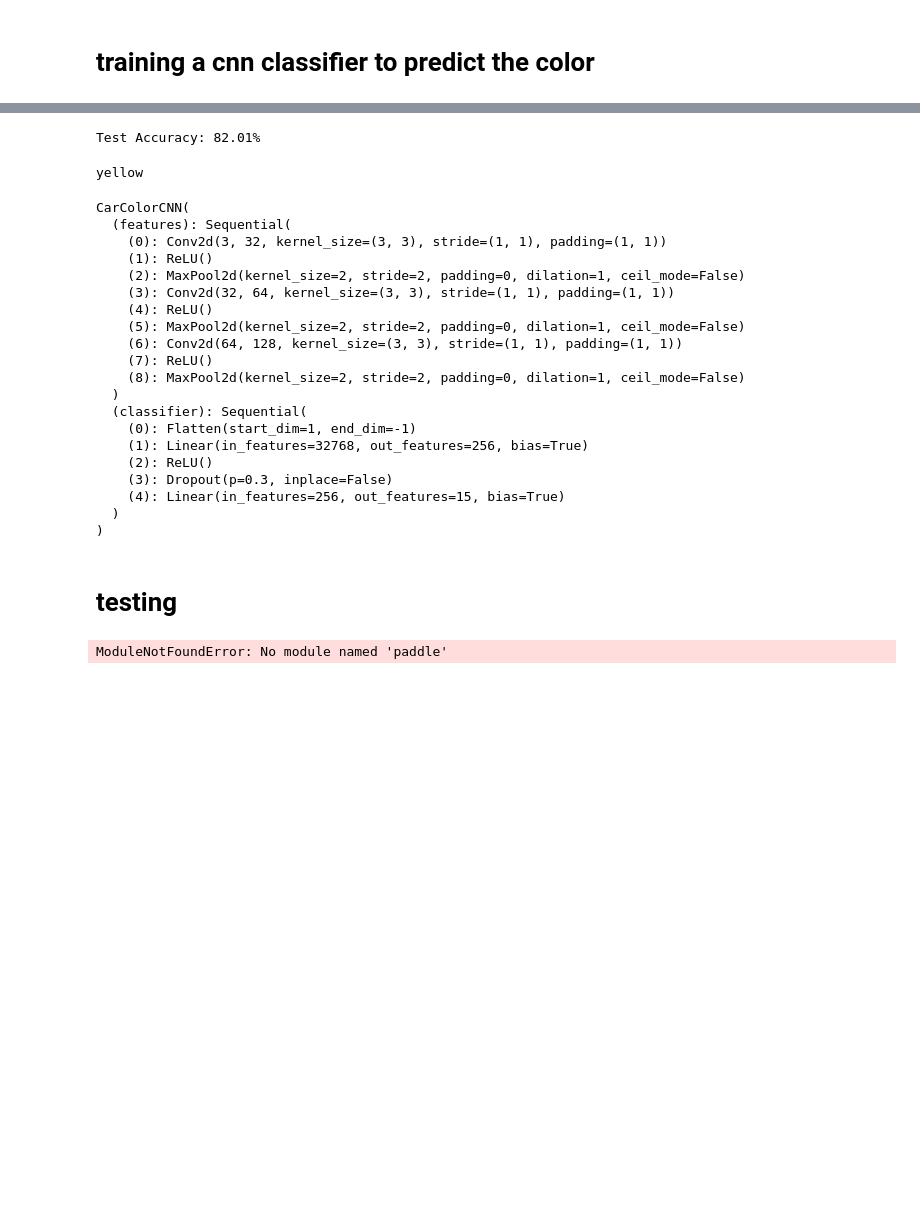
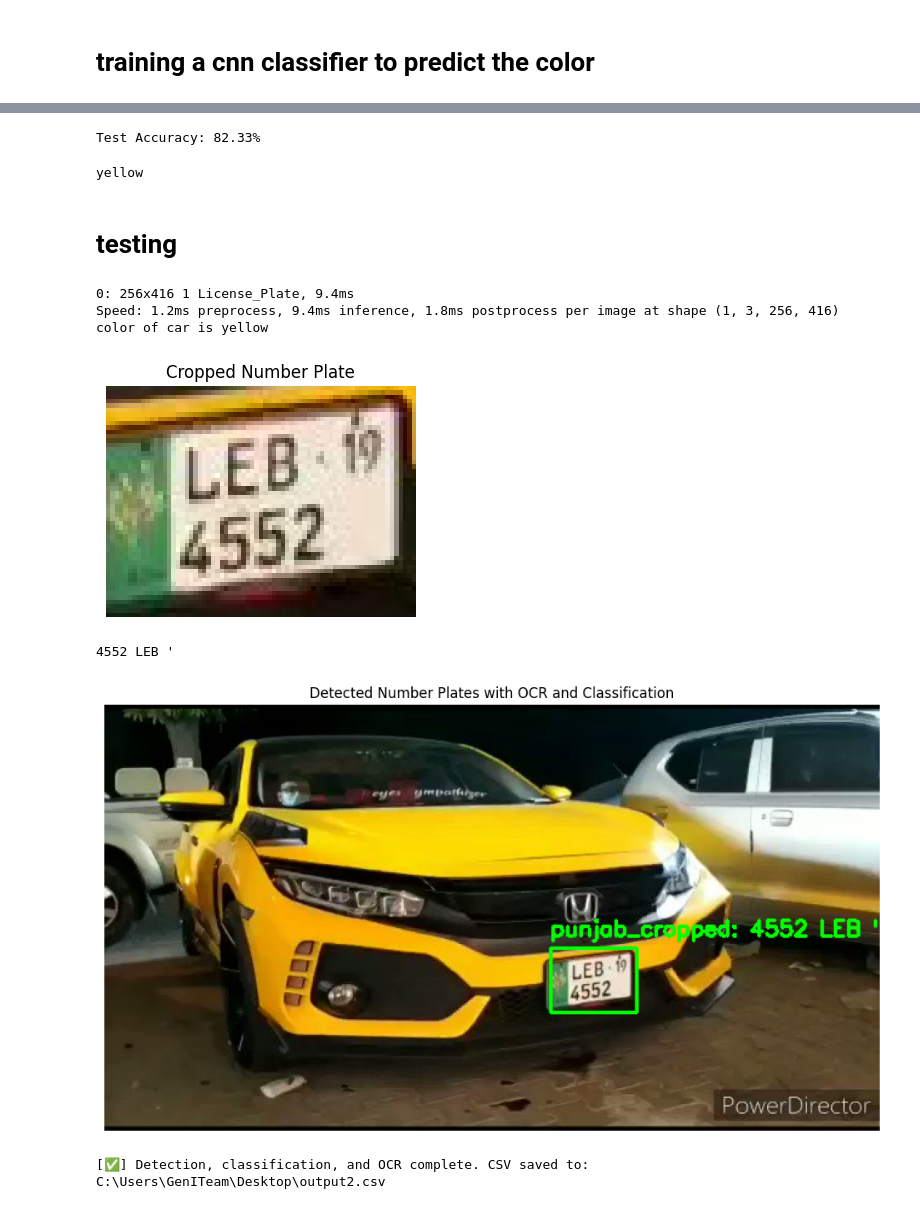
Before and after one commit to ShahroonLodhi/ML-AI-internship, a Jupyter notebook: working_number_plate_classifier.ipynb, the cells around one changed output, grey strips where cells are left out. Drawn from its saved outputs; the diff is of its cells as text; code cells hidden in the pictures; blank space fills up the shorter version.

```diff
--- a/working_number_plate_classifier.ipynb
+++ b/working_number_plate_classifier.ipynb
@@ -509,7 +490,6 @@ class CarColorCNN(nn.Module):
         x = self.features(x)
         x = self.classifier(x)
         return x
-
-model = CarColorCNN(num_classes).to(device)
+color_model = CarColorCNN(num_classes).to(device)
 # %%
 criterion = nn.CrossEntropyLoss()
@@ -560,26 +568,26 @@ Epoch [10/10], Loss: 19.2058, Train Acc: 97.26%, Val Acc: 81.94%
 # %%
-model.eval()
+color_model.eval()
 correct_test, total_test = 0, 0
 with torch.no_grad():
     for imgs, labels in test_loader:
         imgs, labels = imgs.to(device), labels.to(device)
-        outputs = model(imgs)
+        outputs = color_model(imgs)
         _, predicted = torch.max(outputs, 1)
         correct_test += (predicted == labels).sum().item()
         total_test += labels.size(0)
 
 print(f"Test Accuracy: {100 * correct_test / total_test:.2f}%")
 # %% [output]
-Test Accuracy: 82.01%
+Test Accuracy: 82.33%
 # %%
 def predict_color(img_path):
-    model.eval()
+    color_model.eval()
     img = Image.open(img_path).convert("RGB")
     img = transform(img).unsqueeze(0).to(device)
     with torch.no_grad():
-        output = model(img)
+        output = color_model(img)
         _, pred = torch.max(output, 1)
-    return class_names[pred.item()]
+    return classes[pred.item()]
 
 # Example:
 print(predict_color(r"C:\Users\GenITeam\Desktop\test7.jpg"))
@@ -590,27 +598,3 @@ torch.save(model.state_dict(), "car_color_model.pth")
-# %%
-model.load_state_dict(torch.load("car_color_model.pth"))
-model.eval()
-# %% [output]
-CarColorCNN(
-  (features): Sequential(
-    (0): Conv2d(3, 32, kernel_size=(3, 3), stride=(1, 1), padding=(1, 1))
-    (1): ReLU()
-    (2): MaxPool2d(kernel_size=2, stride=2, padding=0, dilation=1, ceil_mode=False)
-    (3): Conv2d(32, 64, kernel_size=(3, 3), stride=(1, 1), padding=(1, 1))
-    (4): ReLU()
-    (5): MaxPool2d(kernel_size=2, stride=2, padding=0, dilation=1, ceil_mode=False)
-    (6): Conv2d(64, 128, kernel_size=(3, 3), stride=(1, 1), padding=(1, 1))
-    (7): ReLU()
-    (8): MaxPool2d(kernel_size=2, stride=2, padding=0, dilation=1, ceil_mode=False)
-  )
-  (classifier): Sequential(
-    (0): Flatten(start_dim=1, end_dim=-1)
-    (1): Linear(in_features=32768, out_features=256, bias=True)
-    (2): ReLU()
-    (3): Dropout(p=0.3, inplace=False)
-    (4): Linear(in_features=256, out_features=15, bias=True)
-  )
-)
 # %% [markdown]
 # testing
 # %%
@@ -622,20 +606,19 @@ from torchvision import transforms
 from PIL import Image
 import matplotlib.pyplot as plt
 import csv
-from paddleocr import PaddleOCR
-
+import easyocr
 # ---- CONFIG ----
 device = torch.device("cuda" if torch.cuda.is_available() else "cpu")
 img_path = r"C:\Users\GenITeam\Desktop\test7.jpg"
 save_csv_path = r"C:\Users\GenITeam\Desktop\output2.csv"
 def predict_color(img_path):
-    model.eval()
+    color_model.eval()
     img = Image.open(img_path).convert("RGB")
     img = transform(img).unsqueeze(0).to(device)
     with torch.no_grad():
-        output = model(img)
+        output = color_model(img)
         _, pred = torch.max(output, 1)
-    return class_names[pred.item()]
+    return classes[pred.item()]
 
 
 # ---- LOAD MODELS ----
@@ -645,12 +628,10 @@ model = model.to(device)
 model.eval()
 
 # ---- OCR SETUP ----
-ocr = PaddleOCR(
-    use_textline_orientation=False,
-    use_doc_unwarping=False
-)
+reader = easyocr.Reader(['en']) # 'en' for English. You can add other languages if needed.
 
 
+color_model.eval
 # ---- TRANSFORM FOR CNN ----
 transform = transforms.Compose([
     transforms.Resize((128, 128)),
@@ -664,11 +645,12 @@ original_image = image.copy()
 
 # ---- DETECT PLATE ----
 results = yolo_model(image)[0]
-print(predict_color(image))
+print("color of car is",predict_color(img_path))
 # ---- WRITE TO CSV ----
 with open(save_csv_path, mode='w', newline='', encoding='utf-8') as f:
     writer = csv.writer(f)
     writer.writerow(['x1', 'y1', 'x2', 'y2', 'Class', 'OCR_Text', 'color'])
+
 
     for box in results.boxes:
         x1, y1, x2, y2 = map(int, box.xyxy[0])
@@ -692,35 +674,40 @@ with open(save_csv_path, mode='w', newline='', encoding='utf-8') as f:
             output = model(input_tensor)
             pred_idx = torch.argmax(output, dim=1).item()
             plate_class = class_names[pred_idx]
 
 # ---- OCR TEXT EXTRACTION (latest format fix) ----
-        ocr_result = ocr.predict(cropped_plate)
+        ocr_results = reader.readtext(cropped_plate)
+        plate_text = " ".join([text for (bbox, text, prob) in ocr_results])
 
-        # Get recognized text list safely
-        plate_texts = ocr_result[0].get("rec_texts", [])
-        plate_text = " ".join(t.strip() for t in plate_texts if t.strip())
 
         # Fallback if no text
         if not plate_text:
             plate_text = "N/A"
 
         print(plate_text)
         # ---- SAVE TO CSV ----
         writer.writerow([plate_class, plate_text])
 
         # ---- DRAW RESULTS ----
         cv2.rectangle(original_image, (x1, y1), (x2, y2), (0, 255, 0), 2)
         cv2.putText(original_image, f"{plate_class}: {plate_text}", (x1, y1 - 10),
                     cv2.FONT_HERSHEY_SIMPLEX, 0.6, (0, 255, 0), 2)
 
 # ---- SHOW FINAL IMAGE ----
 original_image_rgb = cv2.cvtColor(original_image, cv2.COLOR_BGR2RGB)
 plt.figure(figsize=(12, 7))
 plt.imshow(original_image_rgb)
 plt.axis("off")
 plt.title("Detected Number Plates with OCR and Classification")
 plt.show()
 
 print(f"[✅] Detection, classification, and OCR complete. CSV saved to:\n{save_csv_path}")
 # %% [output]
-ModuleNotFoundError: No module named 'paddle'
+0: 256x416 1 License_Plate, 9.4ms
+Speed: 1.2ms preprocess, 9.4ms inference, 1.8ms postprocess per image at shape (1, 3, 256, 416)
+color of car is yellow
+[figure, added]
+4552 LEB '
+[figure, added]
+[✅] Detection, classification, and OCR complete. CSV saved to:
+C:\Users\GenITeam\Desktop\output2.csv
```
Also changed, not shown: parts of 31 cells of this notebook.
